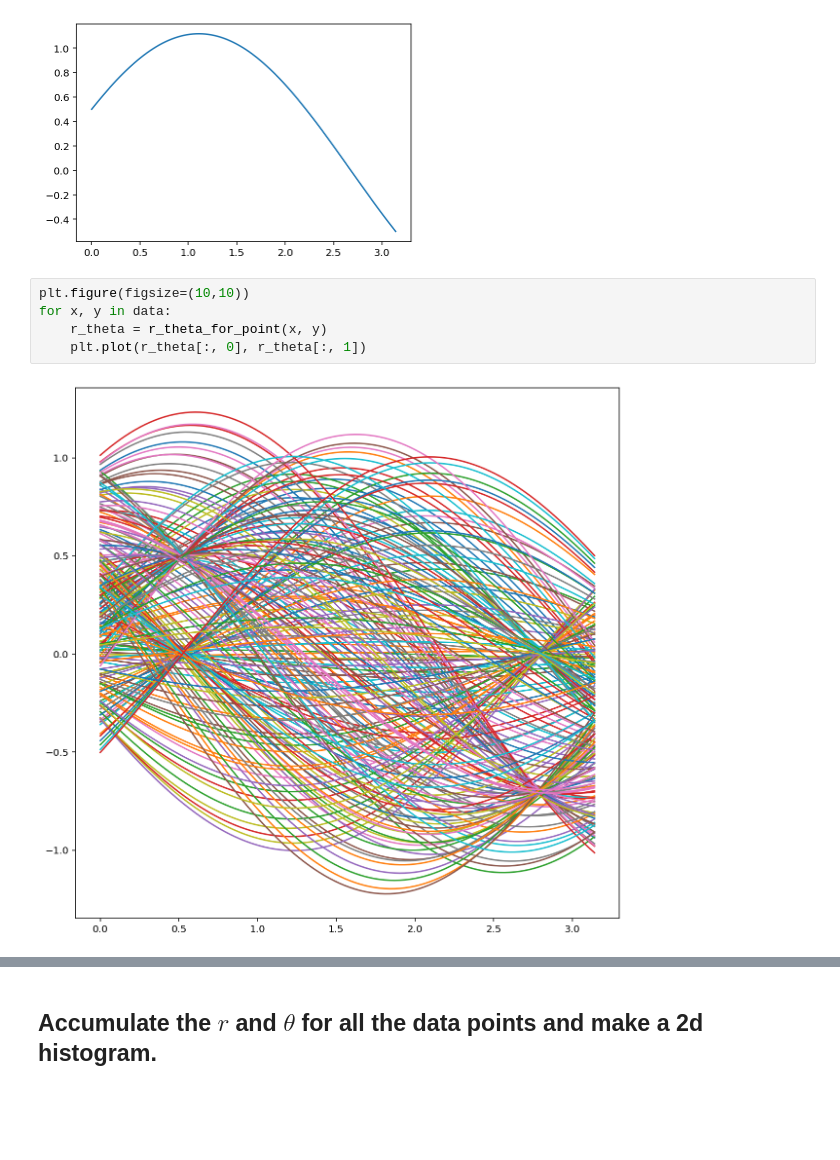
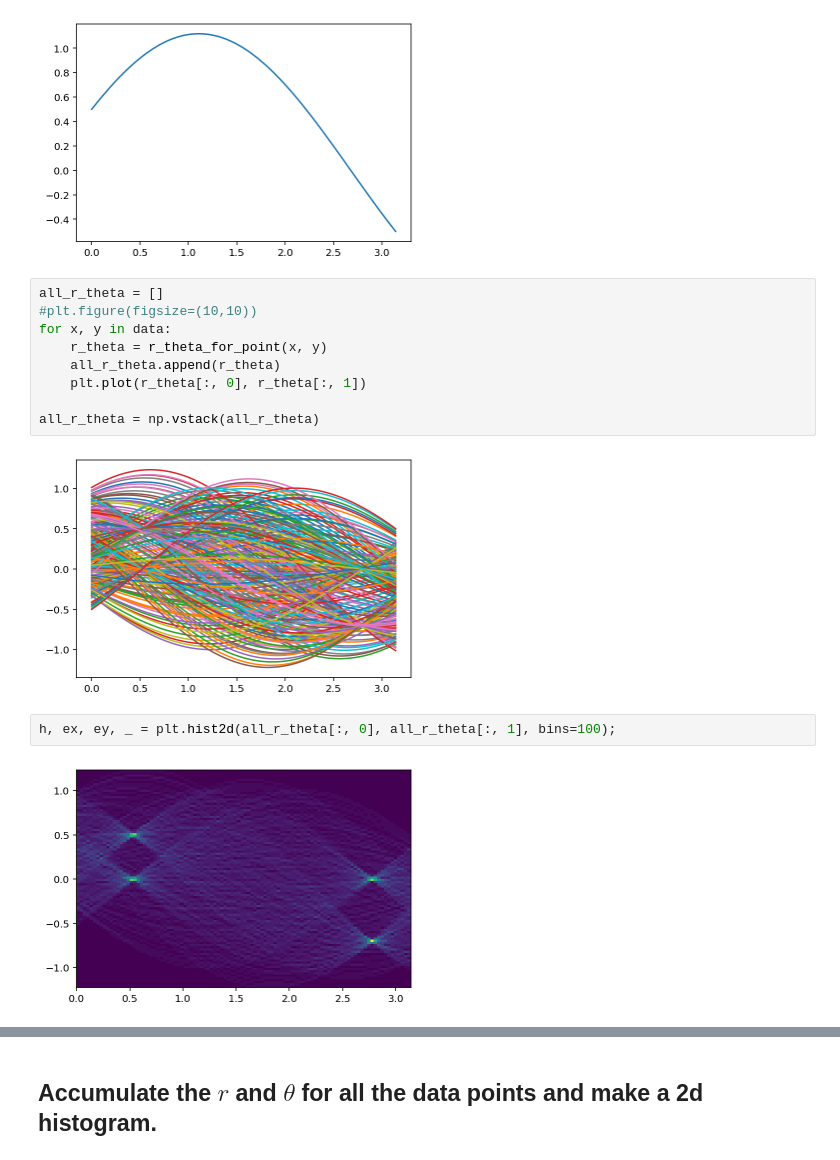
Before and after one commit to MUIC-Numerical-Methods-2018/extra-2-hough-transform, a Jupyter notebook: HoughTransform.ipynb, the cells around one changed output, grey strips where cells are left out. Cells and saved outputs as stored; diff of their text form; blank space fills up the shorter version.

```diff
--- a/HoughTransform.ipynb
+++ b/HoughTransform.ipynb
@@ -66,9 +66,17 @@ plt.plot(r_theta[:, 0], r_theta[:, 1])
 [<matplotlib.lines.Line2D at 0x...>]
 [figure]
 # %%
-plt.figure(figsize=(10,10))
+all_r_theta = []
+#plt.figure(figsize=(10,10))
 for x, y in data:
     r_theta = r_theta_for_point(x, y)
+    all_r_theta.append(r_theta)
     plt.plot(r_theta[:, 0], r_theta[:, 1])
+
+all_r_theta = np.vstack(all_r_theta)
 # %% [output]
-[figure, old version]
+[figure, new version]
+# %%
+h, ex, ey, _ = plt.hist2d(all_r_theta[:, 0], all_r_theta[:, 1], bins=100);
+# %% [output]
+[figure, added]
```
Also changed, not shown: parts of 2 cells of this notebook.
